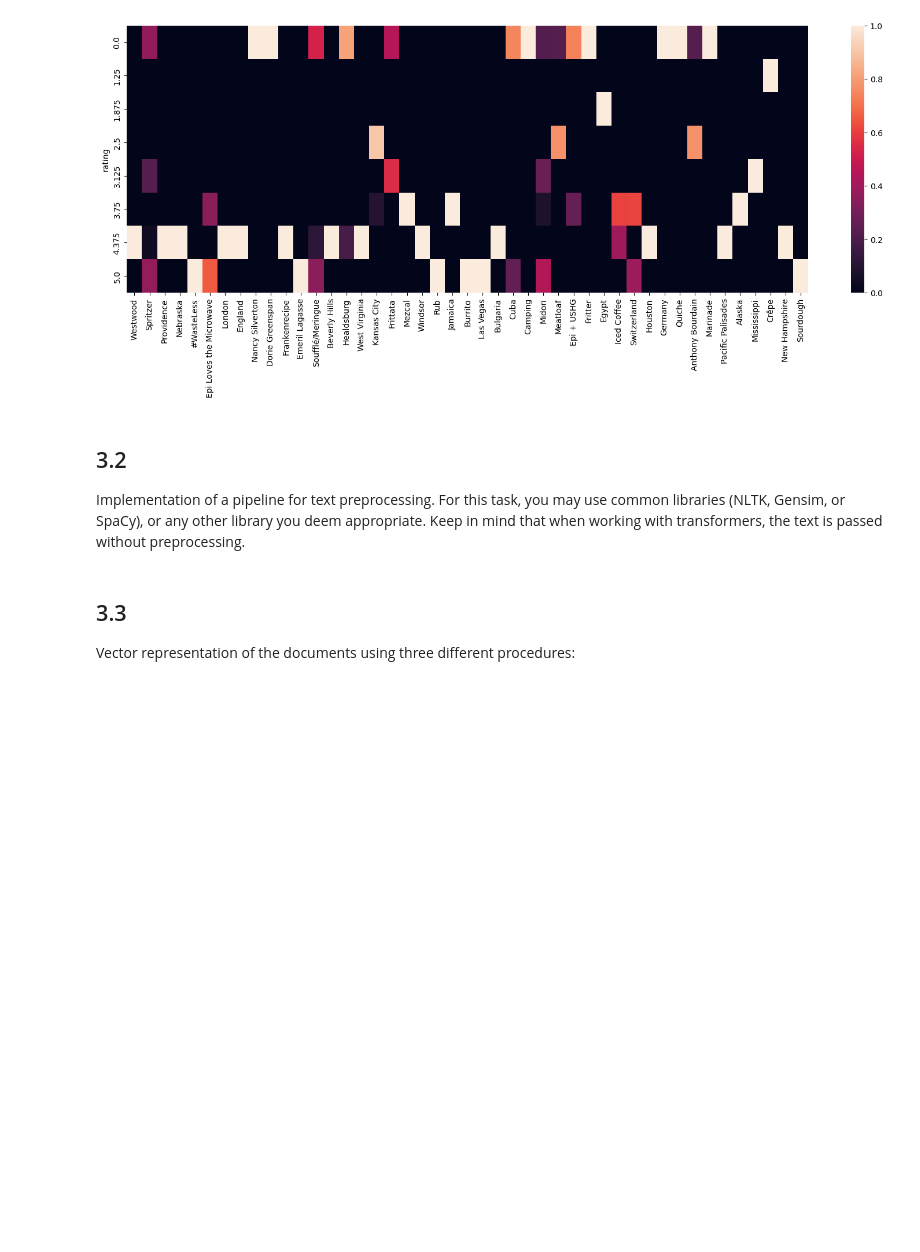
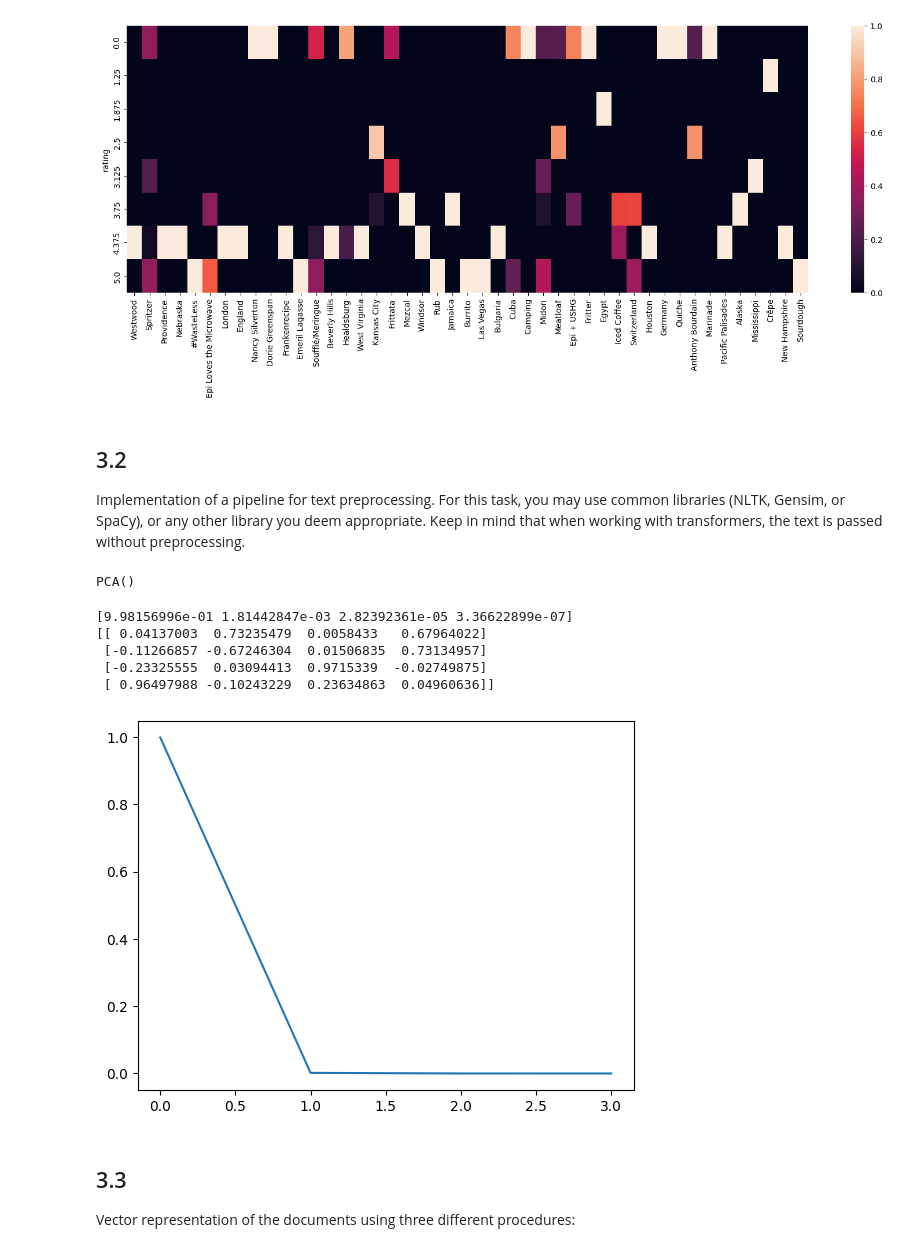
Before and after one commit to BenediktMehl/DataProcessingFinalProject, a Jupyter notebook: main.ipynb, the cells around one changed output. Cells and saved outputs as stored; diff of their text form; code cells hidden in the pictures; blank space fills up the shorter version.

```diff
--- a/main.ipynb
+++ b/main.ipynb
@@ -158,3 +168,20 @@ assert(data['directions'].isna().sum() == 0)
+# %%
+pca = PCA()
+pca.fit(data[numerical_columns].dropna())
+# %% [output]
+PCA()
+# %%
+#plot: pca.explained_variance_ratio_
+sns.lineplot(x=range(len(pca.explained_variance_ratio_)), y=pca.explained_variance_ratio_)
+print(pca.explained_variance_ratio_) # the first component explains 99% of the variance
+print(pca.components_)
+# %% [output]
+[9.98156996e-01 1.81442847e-03 2.82392361e-05 3.36622899e-07]
+[[ 0.04137003  0.73235479  0.0058433   0.67964022]
+ [-0.11266857 -0.67246304  0.01506835  0.73134957]
+ [-0.23325555  0.03094413  0.9715339  -0.02749875]
+ [ 0.96497988 -0.10243229  0.23634863  0.04960636]]
+[figure, added]
 # %% [markdown]
 ## 3.3
 Vector representation of the documents using three different procedures:
```
Also changed, not shown: parts of 31 cells of this notebook, 5 other files.
